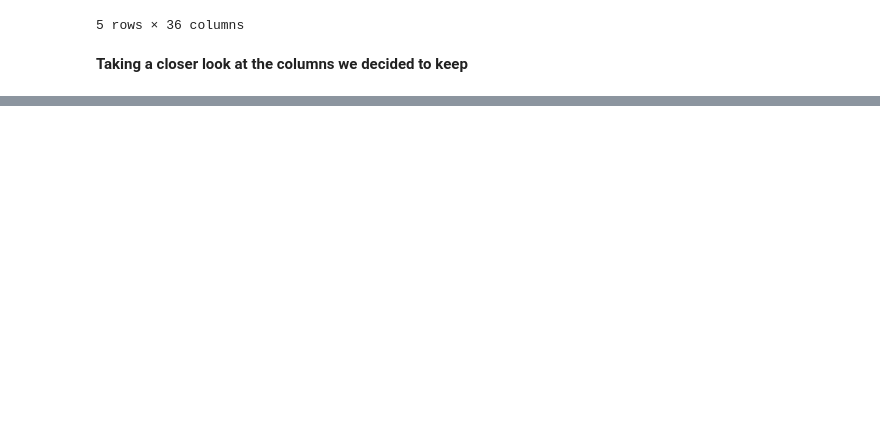
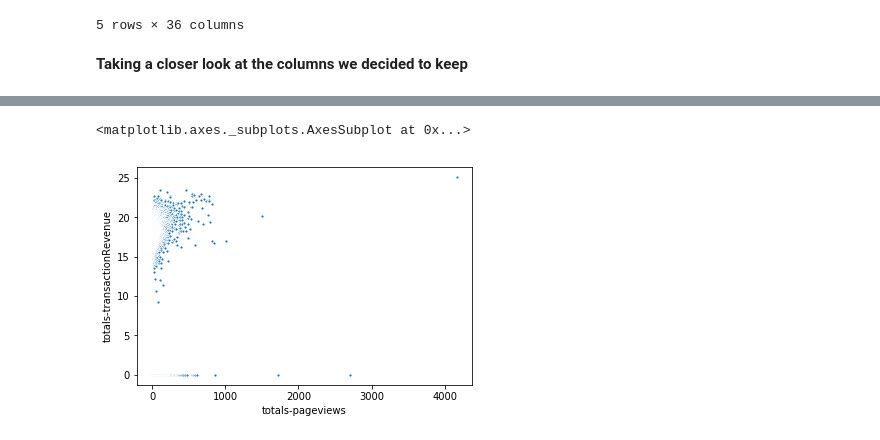
Before and after one commit to vlokwani/ga-customer-revenue-prediction, a Jupyter notebook: Notebook/Notebook1.ipynb, the cells around one changed output, grey strips where cells are left out. Cells and saved outputs as stored; diff of their text form; code cells hidden in the pictures; blank space fills up the shorter version.

```diff
--- a/Notebook/Notebook1.ipynb
+++ b/Notebook/Notebook1.ipynb
@@ -182,0 +545,11 @@ train_df[r_unique_value_columns].describe(include='all')
+# %%
+revenue_hits = train_df.groupby('fullVisitorId')[['totals-transactionRevenue', 'totals-pageviews']].sum()
+# %%
+revenue_hits['totals-transactionRevenue'] = revenue_hits['totals-transactionRevenue'].apply(np.log1p)
+# %%
+revenue_hits = revenue_hits.sort_values(by='totals-pageviews', ascending=True)
+# %%
+sns.scatterplot(x=revenue_hits['totals-pageviews'], y=revenue_hits['totals-transactionRevenue'], marker='.')
+# %% [output]
+<matplotlib.axes._subplots.AxesSubplot at 0x...>
+[figure, added]
```
Also changed, not shown: parts of 97 cells of this notebook.
